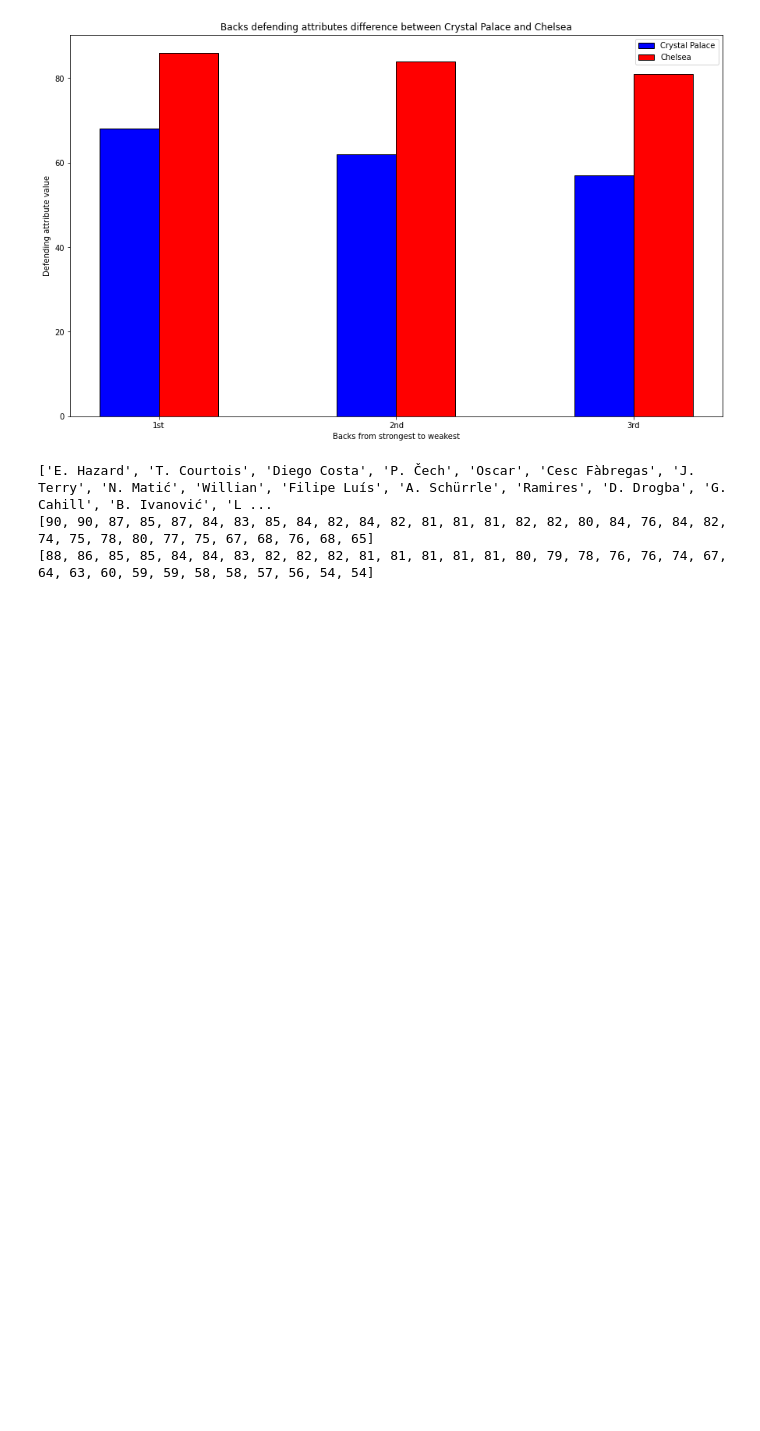
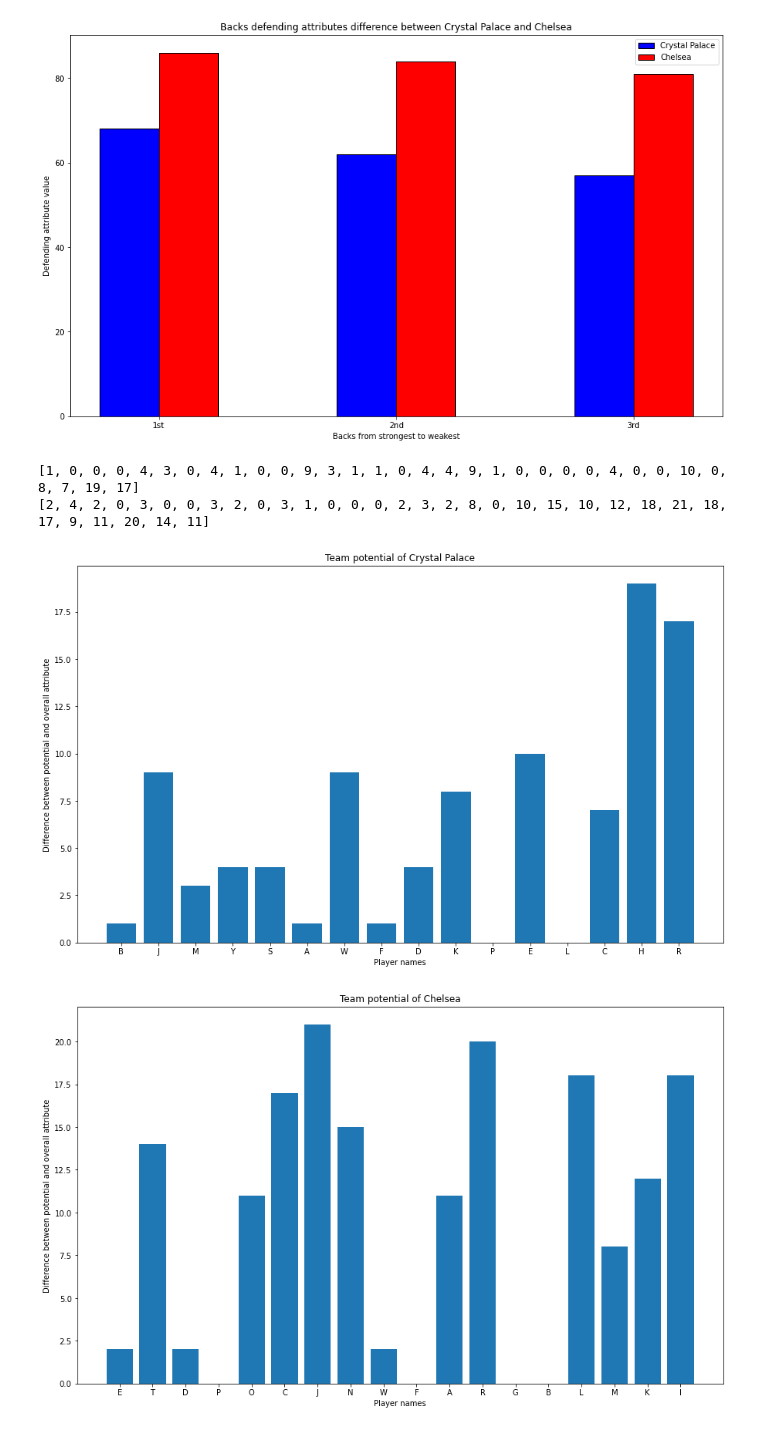
Before and after one commit to dany-mike/fifa_15_data_analysis, a Jupyter notebook: data_analysis_fifa.ipynb, the cells around one changed output. Saved outputs shown, nothing was run; the diff lists cells and outputs as text; code cells hidden in the pictures; blank space fills up the shorter version.

```diff
--- a/data_analysis_fifa.ipynb
+++ b/data_analysis_fifa.ipynb
@@ -400,44 +381,89 @@ def sortDictionary(dictionary):
 def formatListsToDict(players_name, values_list):
     empty_dict = {}
     for index, el in enumerate(players_name):
         empty_dict[el] = values_list[index]
     return empty_dict
 
 
 def sortAttributeList(dictionary, list, limit):
     for i in dictionary:
         if len(list) < limit:
             list.append(dictionary[i])
     return list
 
 
 def sortPlayerList(dictionary, list, limit):
     for i in dictionary:
         if len(list) < limit:
             list.append(i)
     return list
 
 def getPlayersAttributes(attribute_name, team, attributes_list):
     attribute_team = team[attribute_name]
     for attribute in attribute_team:
         attributes_list.append(attribute)
 
+def calcPotentialOverallDiff(potential_list, overall_list, difference):
+    zip_object = zip(potential_list, overall_list)
 
-potential_list = []
-name_list = []
-overall_list = []
-
-getPlayersAttributes('potential',getTeamByLeagueAndName(eng_league, compared_team), potential_list)
-getPlayersAttributes('short_name',getTeamByLeagueAndName(eng_league, compared_team), name_list)
-getPlayersAttributes('overall',getTeamByLeagueAndName(eng_league, compared_team), overall_list)
-
-print(name_list)
-print(potential_list)
-print(overall_list)
+    for potential_i, overall_i in zip_object:
+        difference.append(potential_i-overall_i)
 
 
+def format_name_list(list_name):
+    formatted_list = []
+    for el in list_name:
+        formatted_list.append(el[:1])
+    return formatted_list
+
+potential_list_compared = []
+name_list_compared = []
+overall_list_compared = []
+
+potential_list_crystal = []
+name_list_crystal = []
+overall_list_crystal = []
+
+getPlayersAttributes('potential',getTeamByLeagueAndName(eng_league, compared_team), potential_list_compared)
+getPlayersAttributes('overall',getTeamByLeagueAndName(eng_league, compared_team), overall_list_compared)
+
+getPlayersAttributes('potential',getTeamByLeagueAndName(eng_league, crystal_plc), potential_list_crystal)
+getPlayersAttributes('overall',getTeamByLeagueAndName(eng_league, crystal_plc), overall_list_crystal)
+
+getPlayersAttributes('short_name',getTeamByLeagueAndName(eng_league, compared_team), name_list_compared)
+getPlayersAttributes('short_name',getTeamByLeagueAndName(eng_league, crystal_plc), name_list_crystal)
+
+difference_compared = []
+difference_crystal = []
+
+calcPotentialOverallDiff(potential_list_compared, overall_list_compared, difference_compared)
+calcPotentialOverallDiff(potential_list_crystal, overall_list_crystal, difference_crystal)
+
+print(difference_crystal)
+
+print(difference_compared)
+
+format_name_list(name_list_crystal)
+
+x=format_name_list(name_list_crystal)
+y=difference_crystal
+fig = plt.figure(1, figsize=(15, 9))
+plt.xlabel("Player names")
+plt.ylabel("Difference between potential and overall attribute")
+plt.title("Team potential of Crystal Palace")
+plt.bar(x,y)
 plt.show()
+
+x=format_name_list(name_list_compared)
+y=difference_compared
+fig = plt.figure(1, figsize=(15, 9))
+plt.xlabel("Player names")
+plt.ylabel("Difference between potential and overall attribute")
+plt.title("Team potential of Chelsea")
+plt.bar(x,y)
+plt.show()
 # %% [output]
-['E. Hazard', 'T. Courtois', 'Diego Costa', 'P. Čech', 'Oscar', 'Cesc Fàbregas', 'J. Terry', 'N. Matić', 'Willian', 'Filipe Luís', 'A. Schürrle', 'Ramires', 'D. Drogba', 'G. Cahill', 'B. Ivanović', 'L ...
-[90, 90, 87, 85, 87, 84, 83, 85, 84, 82, 84, 82, 81, 81, 81, 82, 82, 80, 84, 76, 84, 82, 74, 75, 78, 80, 77, 75, 67, 68, 76, 68, 65]
-[88, 86, 85, 85, 84, 84, 83, 82, 82, 82, 81, 81, 81, 81, 81, 80, 79, 78, 76, 76, 74, 67, 64, 63, 60, 59, 59, 58, 58, 57, 56, 54, 54]
+[1, 0, 0, 0, 4, 3, 0, 4, 1, 0, 0, 9, 3, 1, 1, 0, 4, 4, 9, 1, 0, 0, 0, 0, 4, 0, 0, 10, 0, 8, 7, 19, 17]
+[2, 4, 2, 0, 3, 0, 0, 3, 2, 0, 3, 1, 0, 0, 0, 2, 3, 2, 8, 0, 10, 15, 10, 12, 18, 21, 18, 17, 9, 11, 20, 14, 11]
+[figure, added]
+[figure, added]
```
Also changed, not shown: parts of 3 cells of this notebook.
